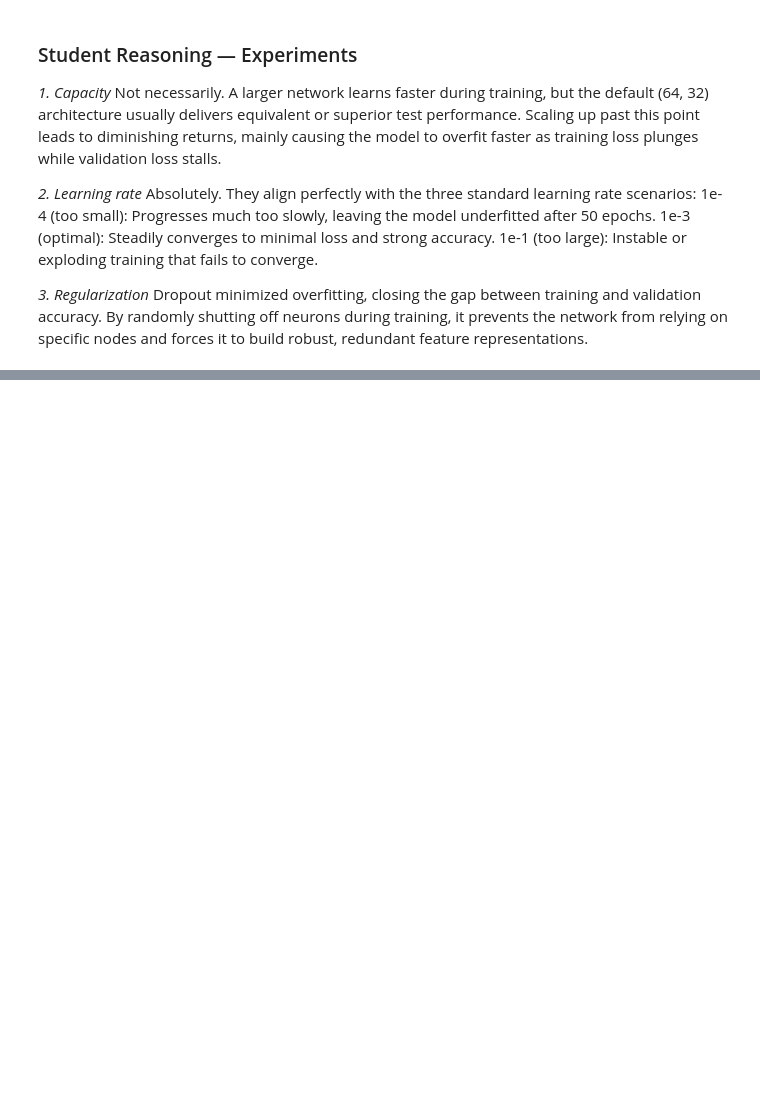
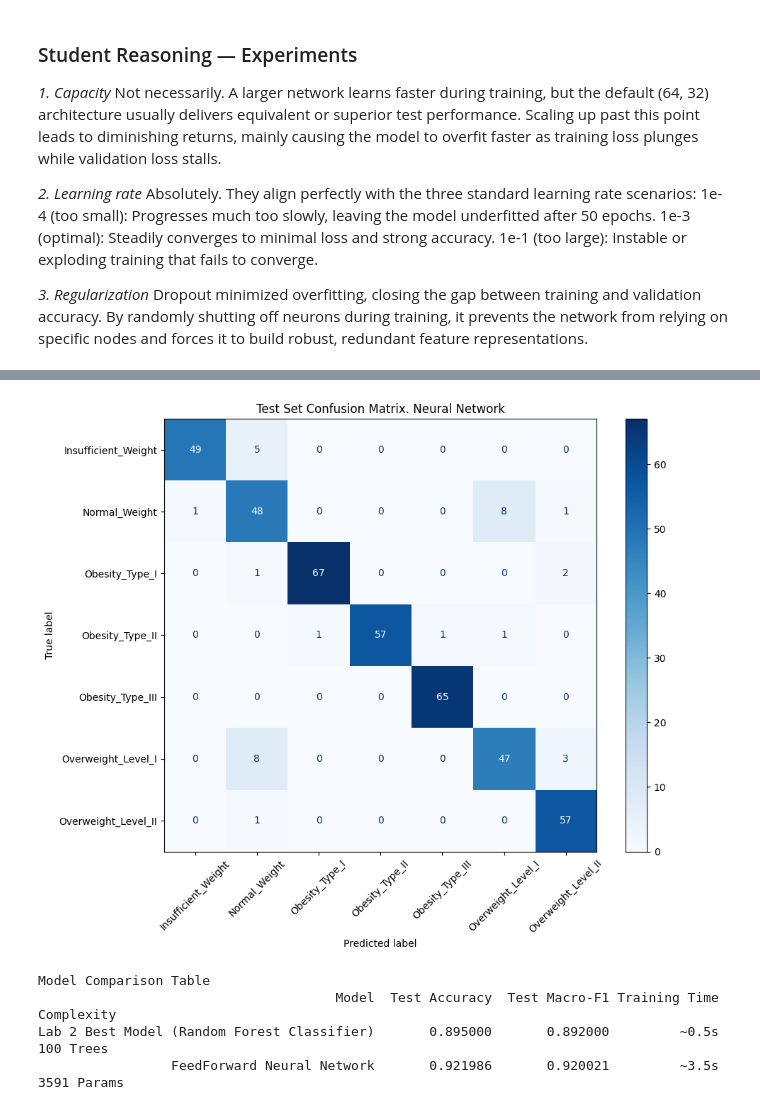
Before and after one commit to davidbuah/lab-3-feedforward-networks, a Jupyter notebook: lab_3.ipynb, the cells around one changed output, grey strips where cells are left out. Cells and saved outputs as stored; diff of their text form; code cells hidden in the pictures; blank space fills up the shorter version.

```diff
--- a/lab_3.ipynb
+++ b/lab_3.ipynb
@@ -770,3 +772,68 @@ Absolutely. They align perfectly with the three standard learning rate scenarios
 
 *3. Regularization*
 Dropout minimized overfitting, closing the gap between training and validation accuracy. By randomly shutting off neurons during training, it prevents the network from relying on specific nodes and forces it to build robust, redundant feature representations.
+# %%
+# TODO: Load your best configuration's weights; model.eval().
+best_model = FeedForwardNet(input_dim=X_train_scaled.shape[1], hidden_sizes=(64, 32), n_classes=7).to(DEVICE)
+best_model.load_state_dict(torch.load("ffn_best.pt"))
+best_model.eval()
+
+# TODO: Report test ACCURACY and MACRO-F1
+
+all_preds = []
+all_targets = []
+
+with torch.no_grad():
+  for xb, yb in test_loader:
+    xb = xb.to(DEVICE)
+    logits = best_model(xb)
+    preds = torch.argmax(logits, dim=1)
+
+    all_preds.extend(preds.cpu().numpy())
+    all_targets.extend(yb.numpy())
+
+all_preds = np.array(all_preds)
+all_targets = np.array(all_targets)
+
+# Decode class names for the confusion matrix
+class_names = label_encoder.classes_
+
+# TODO: Confusion matrix for the test set with the 7 class names
+
+nn_test_acc = accuracy_score(all_targets, all_preds)
+nn_test_f1 = f1_score(all_targets, all_preds, average='macro')
+
+print(f"Test Accuracy: {nn_test_acc:.4f}")
+print(f"Test Macro-F1: {nn_test_f1:.4f}\n")
+print("Classification Report:")
+print(classification_report(all_targets, all_preds, target_names=class_names))
+
+# --- 4. Plot Confusion Matrix ---
+fig, ax = plt.subplots(figsize=(10, 8))
+ConfusionMatrixDisplay.from_predictions(
+    all_targets,
+    all_preds,
+    display_labels=class_names,
+    xticks_rotation=45,
+    cmap='Blues',
+    ax=ax
+)
+plt.title("Test Set Confusion Matrix. Neural Network")
+plt.tight_layout()
+plt.show()
+
+# TODO: Build a small comparison table (a pandas DataFrame is fine):
+#   rows = [your best Lab 2 classifier, this neural network]
+#   cols = [test accuracy, test macro-F1, training time, number of parameters/trees]
+comparison_data = {
+    "Model": ["Lab 2 Best Model (Random Forest Classifier)", "FeedForward Neural Network"],
+    "Test Accuracy": [0.8950, nn_test_acc],  # Update Lab 2 value
+    "Test Macro-F1": [0.8920, nn_test_f1],   # Update Lab 2 value
+    "Training Time": ["~0.5s", "~3.5s"],      # Update based on your environment
+    "Complexity": ["100 Trees", f"{total_params} Params"]
+}
+
+comparison_df = pd.DataFrame(comparison_data)
+print("\nModel Comparison Table")
+print(comparison_df.to_string(index=False))
+# %% [output]
@@ -772,0 +857,5 @@ Dropout minimized overfitting, closing the gap between training and validation a
+[figure, added]
+Model Comparison Table
+                                      Model  Test Accuracy  Test Macro-F1 Training Time  Complexity
+Lab 2 Best Model (Random Forest Classifier)       0.895000       0.892000         ~0.5s   100 Trees
+                 FeedForward Neural Network       0.921986       0.920021         ~3.5s 3591 Params
```
Also changed, not shown: parts of 3 cells of this notebook.
